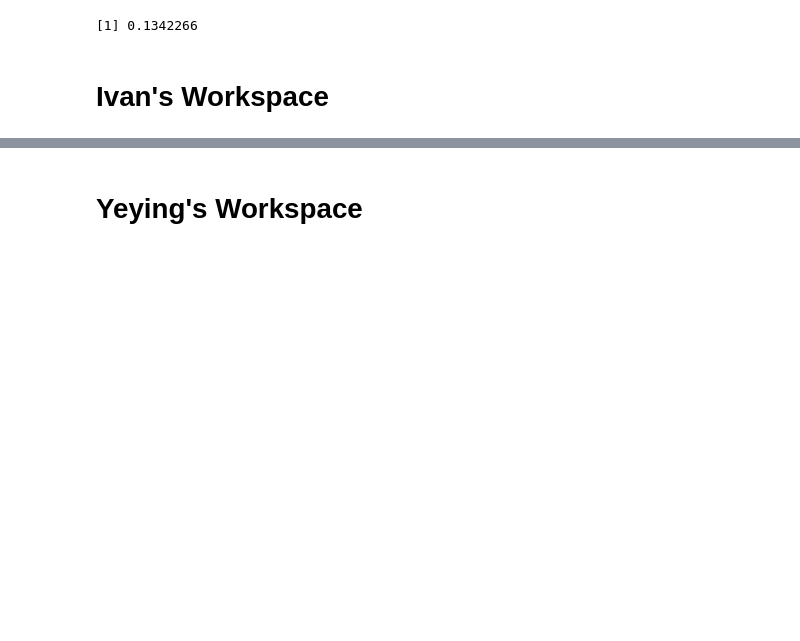
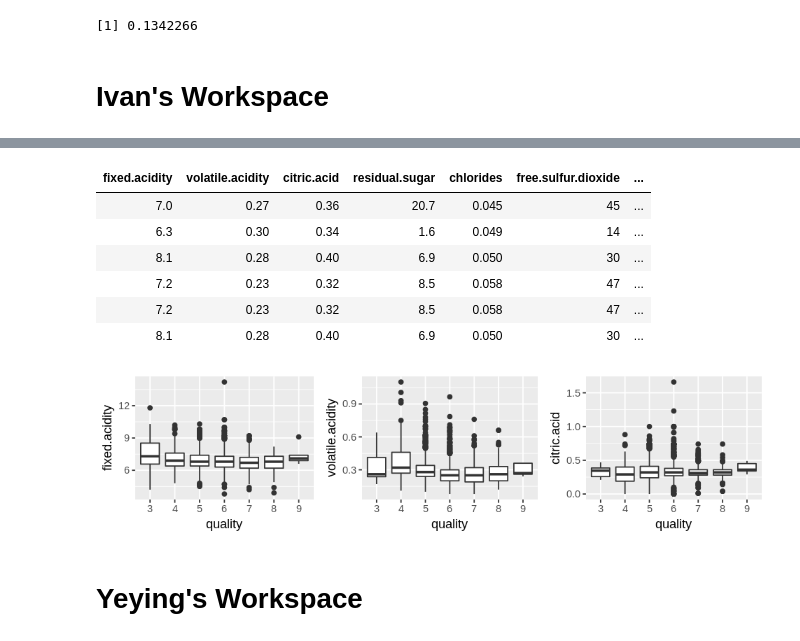
Before and after one commit to ivan-fediaev/DSCI-project, a Jupyter notebook: Project.ipynb, the cells around one changed output, grey strips where cells are left out. Drawn from its saved outputs; the diff is of its cells as text; code cells hidden in the pictures; blank space fills up the shorter version.

```diff
--- a/Project.ipynb
+++ b/Project.ipynb
@@ -355,3 +350,31 @@ plot_ca
+# %%
+white_data_quality_factor <- white_data %>%
+    mutate(quality = as.factor(quality))
+
+head(white_data)
+
+plot_fa <- white_data_quality_factor %>%
+    ggplot(aes(x = quality, y = fixed.acidity)) +
+    geom_boxplot()
+
+plot_va <- white_data_quality_factor %>%
+    ggplot(aes(x = quality, y = volatile.acidity)) +
+    geom_boxplot()
+
+plot_ca <- white_data_quality_factor %>%
+    ggplot(aes(x = quality, y = citric.acid)) +
+    geom_boxplot()
+
+grid.arrange(plot_fa, plot_va, plot_ca, ncol = 3)
+# %% [output]
+| fixed.acidity | volatile.acidity | citric.acid | residual.sugar | chlorides | free.sulfur.dioxide | ... |
+| 7.0 | 0.27 | 0.36 | 20.7 | 0.045 | 45 | ... |
+| 6.3 | 0.30 | 0.34 | 1.6 | 0.049 | 14 | ... |
+| 8.1 | 0.28 | 0.40 | 6.9 | 0.050 | 30 | ... |
+| 7.2 | 0.23 | 0.32 | 8.5 | 0.058 | 47 | ... |
+| 7.2 | 0.23 | 0.32 | 8.5 | 0.058 | 47 | ... |
+| 8.1 | 0.28 | 0.40 | 6.9 | 0.050 | 30 | ... |
+[figure, added]
 # %% [markdown]
 # Yeying's Workspace
 # %%
```
Also changed, not shown: parts of 9 cells of this notebook.
